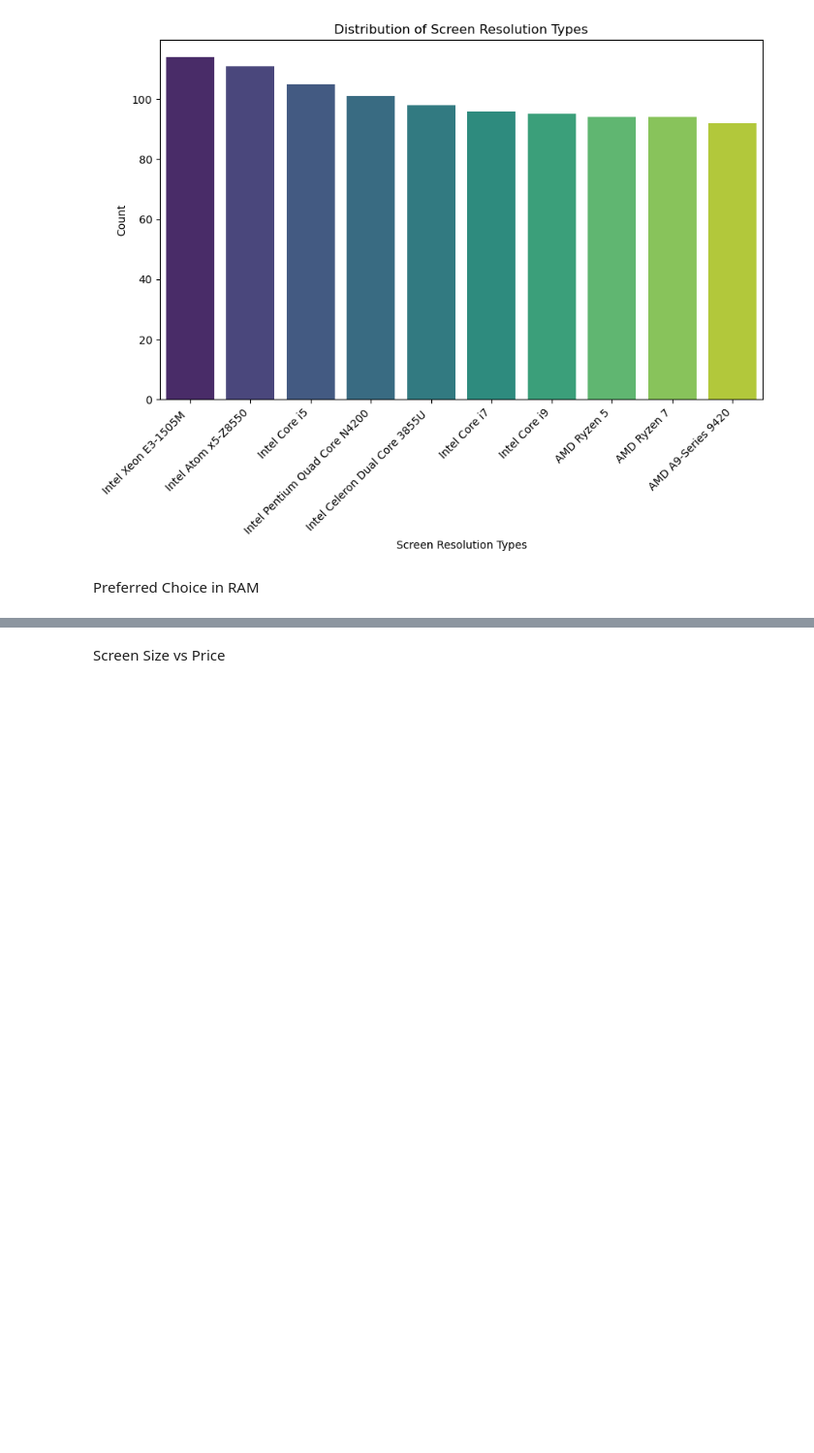
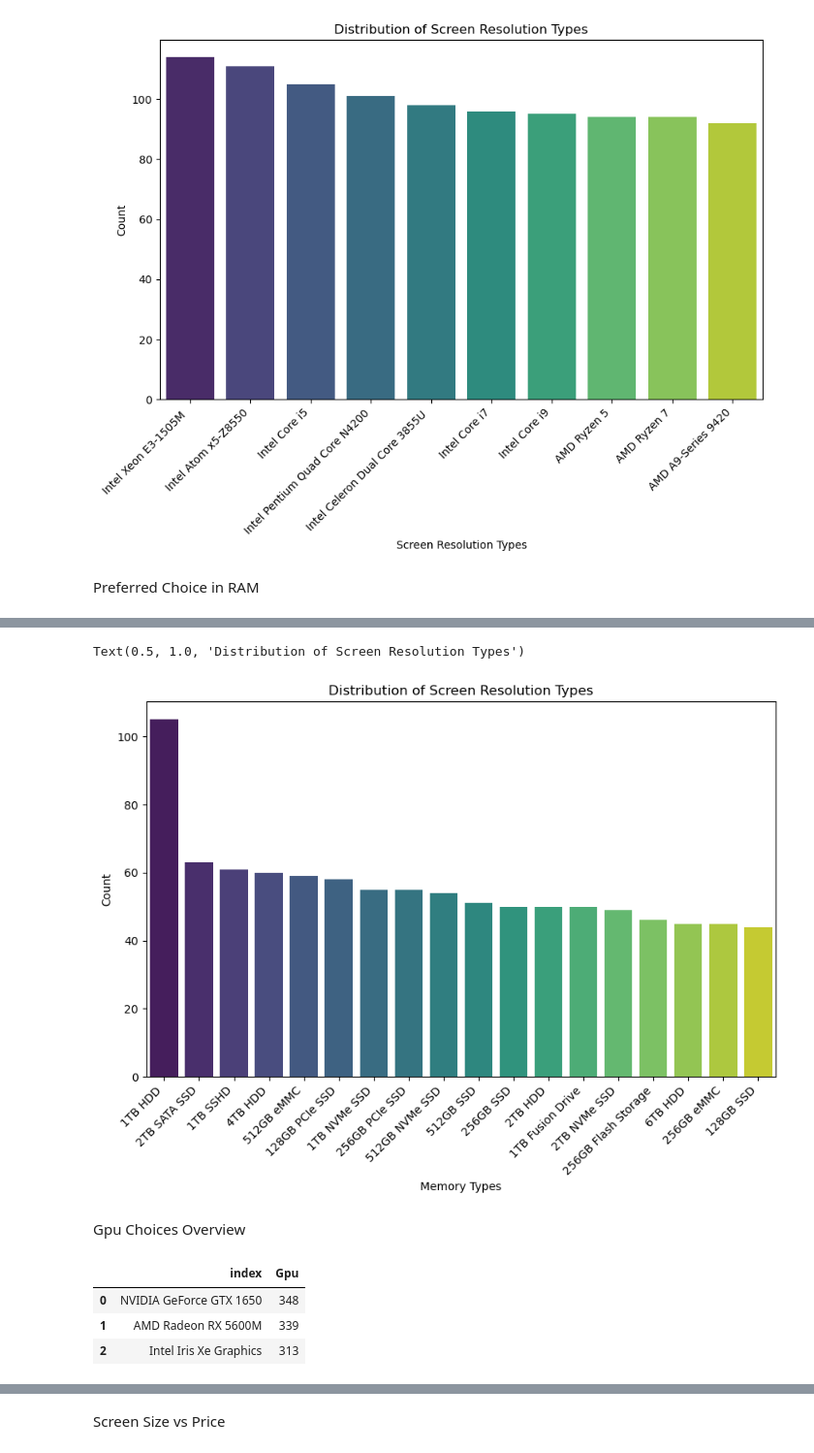
Before and after one commit to Kestrel86/laptopPriceEDA, a Jupyter notebook: laptopPriceEDA.ipynb, the cells around one changed output, grey strips where cells are left out. Shown: that part at 97% size. Cells and saved outputs as stored; diff of their text form; code cells hidden in the pictures; blank space fills up the shorter version.

```diff
--- a/laptopPriceEDA.ipynb
+++ b/laptopPriceEDA.ipynb
@@ -161,0 +187,15 @@ ram_count.columns = ['Ram', 'Count']
+# %%
+memory_types = df['Memory'].value_counts().reset_index()
+memory_types.columns = ['Memory','Count']
+# %%
+plt.figure(figsize=(10,6))
+sns.barplot(x="Memory", y="Count",data=memory_types, palette='viridis')
+plt.xlabel("Memory Types")
+plt.ylabel("Count")
+plt.xticks(rotation=45, ha='right')
+plt.title("Distribution of Memory Specs")
+# %% [output]
+Text(0.5, 1.0, 'Distribution of Screen Resolution Types')
+[figure, added]
+# %% [markdown]
+Gpu Choices Overview
@@ -161,0 +204,7 @@ ram_count.columns = ['Ram', 'Count']
+# %%
+gpu_count.head()
+# %% [output]
+|  | index | Gpu |
+| 0 | NVIDIA GeForce GTX 1650 | 348 |
+| 1 | AMD Radeon RX 5600M | 339 |
+| 2 | Intel Iris Xe Graphics | 313 |
```
Also changed, not shown: parts of 16 cells of this notebook.
